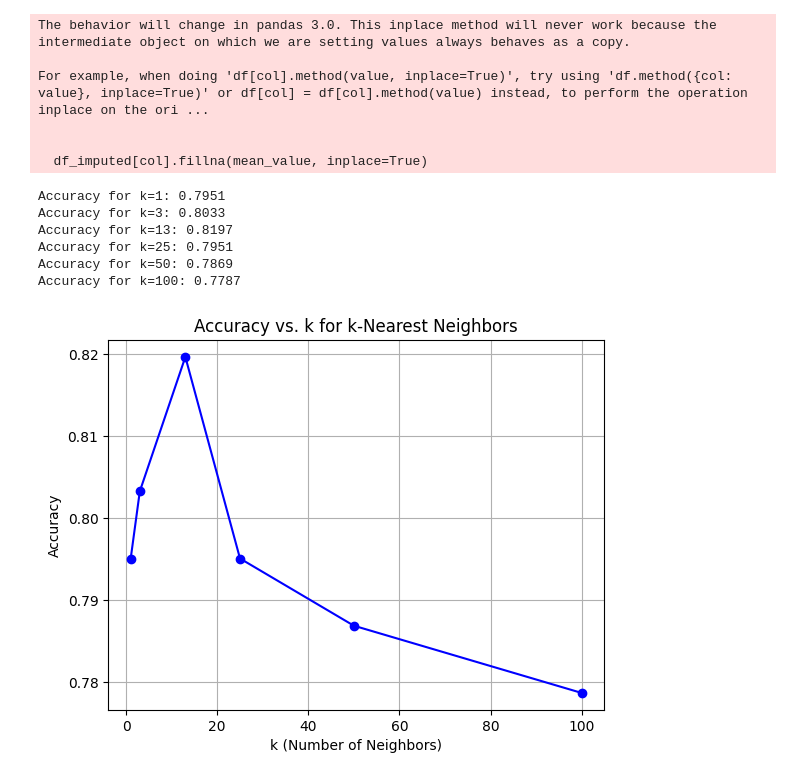
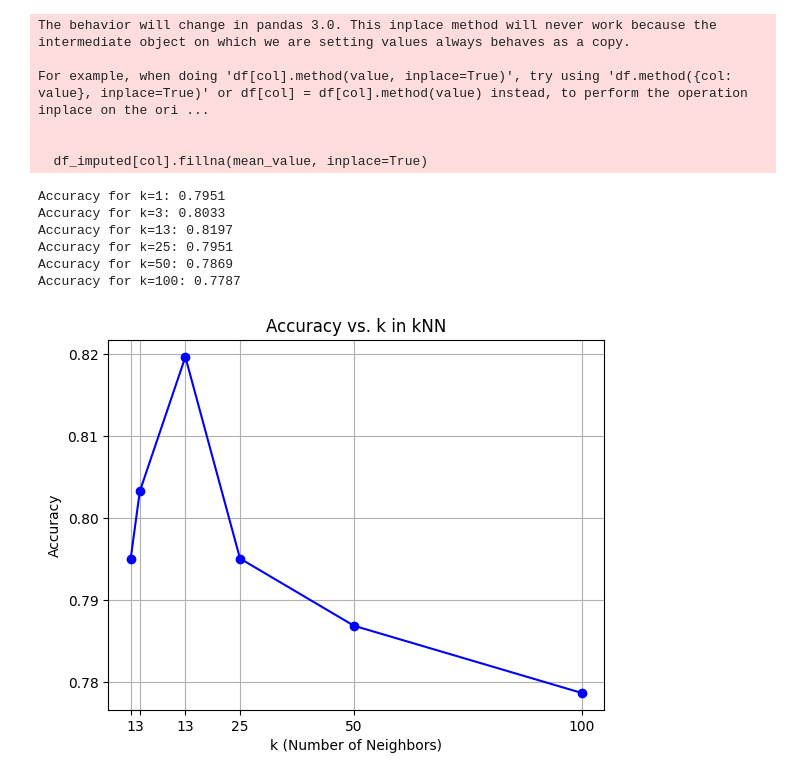
Before and after one commit to Sarazensara/Data_Analytics_with_Python_Projects, a Jupyter notebook: assignment8/329e_HW08.ipynb, the cells around one changed output. Cells and saved outputs as stored; diff of their text form; code cells hidden in the pictures.

```diff
--- a/assignment8/329e_HW08.ipynb
+++ b/assignment8/329e_HW08.ipynb
@@ -372,0 +358,18 @@ df_melb_test = ...
+# %%
+# Loads the test dataframe
+df_melb_test = pd.read_csv('melb_data_test.csv')  # Ensure the file path is correct
+
+# Cleans the dates and add Unix time (Q1)
+df_melb_test = replace_date_with_unix(df_melb_test)
+
+# Imputes the dataframe (Q2)
+target_col = 'Type'  # The classification column 'h', 'u', 't'
+dict_imputation_test = build_imputation_dict(df_melb_test, target_col)  # Get the imputation dictionary
+df_melb_test = imputate(df_melb_test, dict_imputation_test, target_col)  # Impute missing values
+
+# Normalizes the dataframe (Q3)
+dict_normalize_test = build_normalization_dict(df_melb_test, target_col)  # Get the normalization dictionary
+df_melb_test = normalize(df_melb_test, dict_normalize_test, target_col)  # Normalize the dataframe
+
+# Prints the first few rows to verify
+print(df_melb_test.head())
@@ -471,56 +502,51 @@ For example, when doing 'df[col].method(value, inplace=True)', try using 'df.met
 
   df_imputed[col].fillna(mean_value, inplace=True)
 # %%
-# Sweep over the k-values. Place your accuracies for each k-value in acc_k.
 poss_k = [1, 3, 13, 25, 50, 100]
 acc_k = []
 
-# Loop over each k in the possible k-values
+# Loops over each k in the possible k-values
 for k in poss_k:
     correct_predictions = 0
     total_samples = len(df_melb_test)
 
-    # Loop over each test sample and make predictions
+    # Loops over each test sample and make predictions
     for _, test_sample in df_melb_test.iterrows():
-        # Drop the target column and ensure all features are numeric
+        # Drops the target column 'Type' and get the feature values for the test sample
         test_sample_features = test_sample.drop('Type')
 
-        # Ensure the features are numeric (important to prevent object types)
-        test_sample_features = pd.to_numeric(test_sample_features, errors='coerce')
-
-        # Predict the class for the test sample using the specified k
+        # Predicts the class for the test sample using the specified k
         predicted_class = predict_knn(df_melb_q3, k, test_sample_features, 'Type')
 
         true_class = test_sample['Type']
 
         if predicted_class == true_class:
             correct_predictions += 1
 
-    # Calculate accuracy for the current k
+    # Calculates accuracy for the current k
     accuracy = correct_predictions / total_samples
     acc_k.append(accuracy)
 
-# Print out the accuracies for each k-value
+# Prints out the accuracies for each k-value
 for k, acc in zip(poss_k, acc_k):
     print(f"Accuracy for k={k}: {acc:.4f}")
+
+# Plots accuracy as a function of k
+import matplotlib.pyplot as plt
+plt.plot(poss_k, acc_k, marker='o', linestyle='-', color='b')
+plt.xlabel('k (Number of Neighbors)')
+plt.ylabel('Accuracy')
+plt.title('Accuracy vs. k in kNN')
+plt.xticks(poss_k)
+plt.grid(True)
+plt.show()
 # %% [output]
 Accuracy for k=1: 0.7951
 Accuracy for k=3: 0.8033
 Accuracy for k=13: 0.8197
 Accuracy for k=25: 0.7951
 Accuracy for k=50: 0.7869
 Accuracy for k=100: 0.7787
+[figure, added]
-# %%
-import matplotlib.pyplot as plt
-
-# Plot the accuracy vs. k
-plt.plot(poss_k, acc_k, marker='o', linestyle='-', color='b')
-plt.xlabel('k (Number of Neighbors)')
-plt.ylabel('Accuracy')
-plt.title('Accuracy vs. k for k-Nearest Neighbors')
-plt.grid(True)
-plt.show()
-# %% [output]
-[figure, removed]
 # %% [markdown]
 <!-- END QUESTION -->
```
Also changed, not shown: parts of 15 cells of this notebook, 1 other file.
